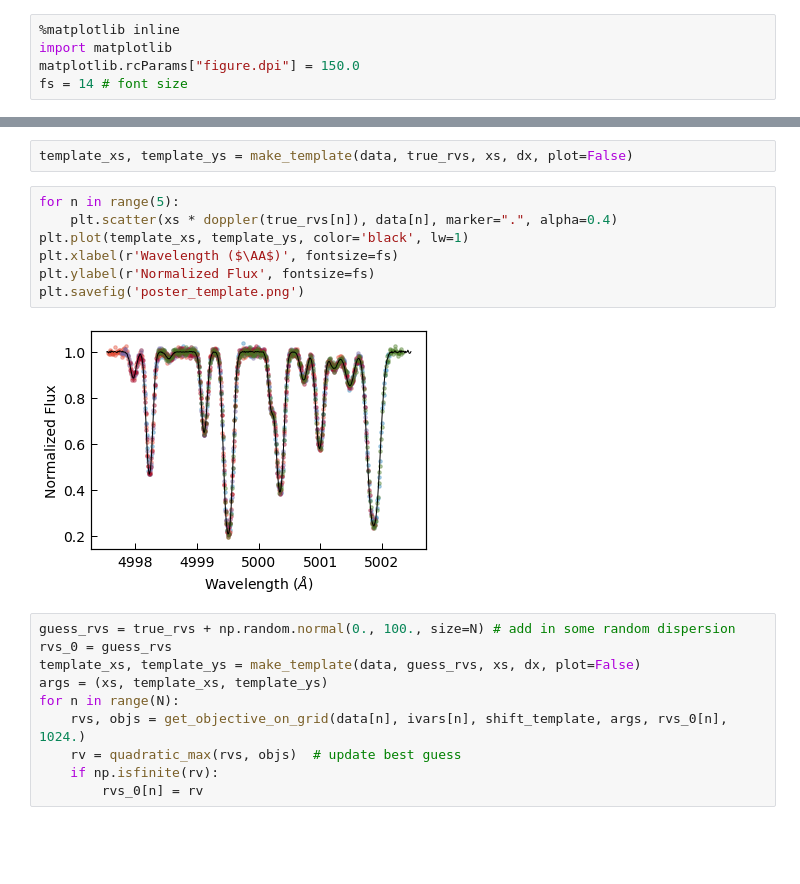
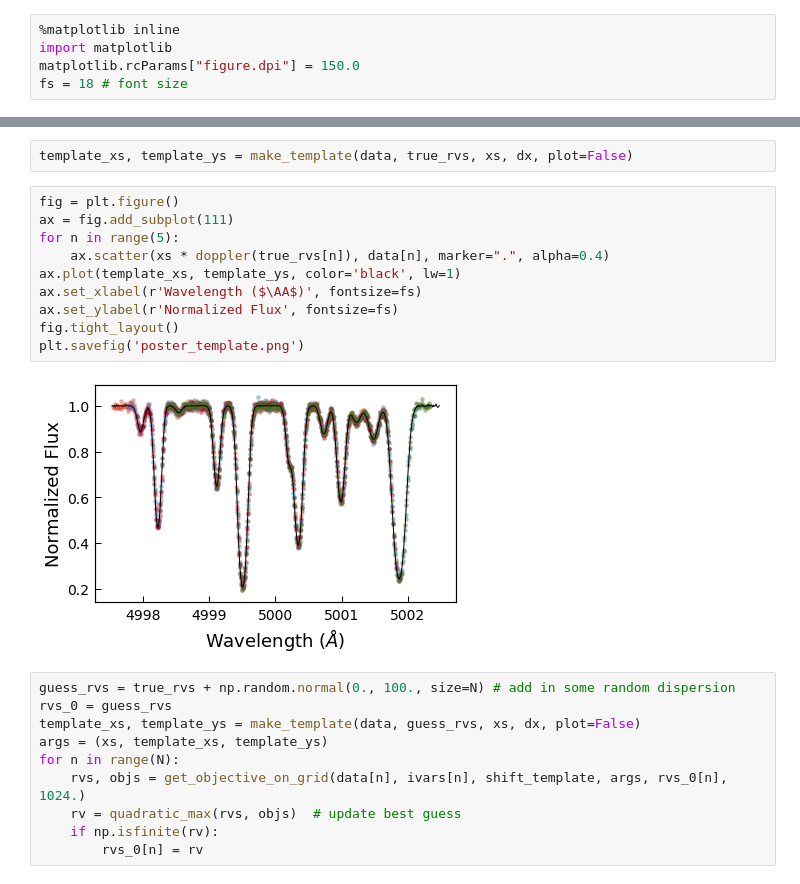
Before and after one commit to davidwhogg/EPRV, a Jupyter notebook: notebook/poster.ipynb, the cells around one changed output, grey strips where cells are left out. Cells and saved outputs as stored; diff of their text form; blank space fills up the shorter version.

```diff
--- a/notebook/poster.ipynb
+++ b/notebook/poster.ipynb
@@ -4,7 +4,7 @@
 %matplotlib inline
 import matplotlib
 matplotlib.rcParams["figure.dpi"] = 150.0
-fs = 14 # font size
+fs = 18 # font size
 # %%
 import numpy as np
 import matplotlib.pyplot as plt
@@ -32,14 +32,17 @@ CRLB: 11.07 m/s
 # %%
 template_xs, template_ys = make_template(data, true_rvs, xs, dx, plot=False)
 # %%
+fig = plt.figure()
+ax = fig.add_subplot(111)
 for n in range(5):
-    plt.scatter(xs * doppler(true_rvs[n]), data[n], marker=".", alpha=0.4)
-plt.plot(template_xs, template_ys, color='black', lw=1)
-plt.xlabel(r'Wavelength ($\AA$)', fontsize=fs)
-plt.ylabel(r'Normalized Flux', fontsize=fs)
+    ax.scatter(xs * doppler(true_rvs[n]), data[n], marker=".", alpha=0.4)
+ax.plot(template_xs, template_ys, color='black', lw=1)
+ax.set_xlabel(r'Wavelength ($\AA$)', fontsize=fs)
+ax.set_ylabel(r'Normalized Flux', fontsize=fs)
+fig.tight_layout()
 plt.savefig('poster_template.png')
 # %% [output]
-[figure, old version]
+[figure, new version]
 # %%
 guess_rvs = true_rvs + np.random.normal(0., 100., size=N) # add in some random dispersion
 rvs_0 = guess_rvs
```
Also changed, not shown: parts of 1 cell of this notebook, 2 other files.
